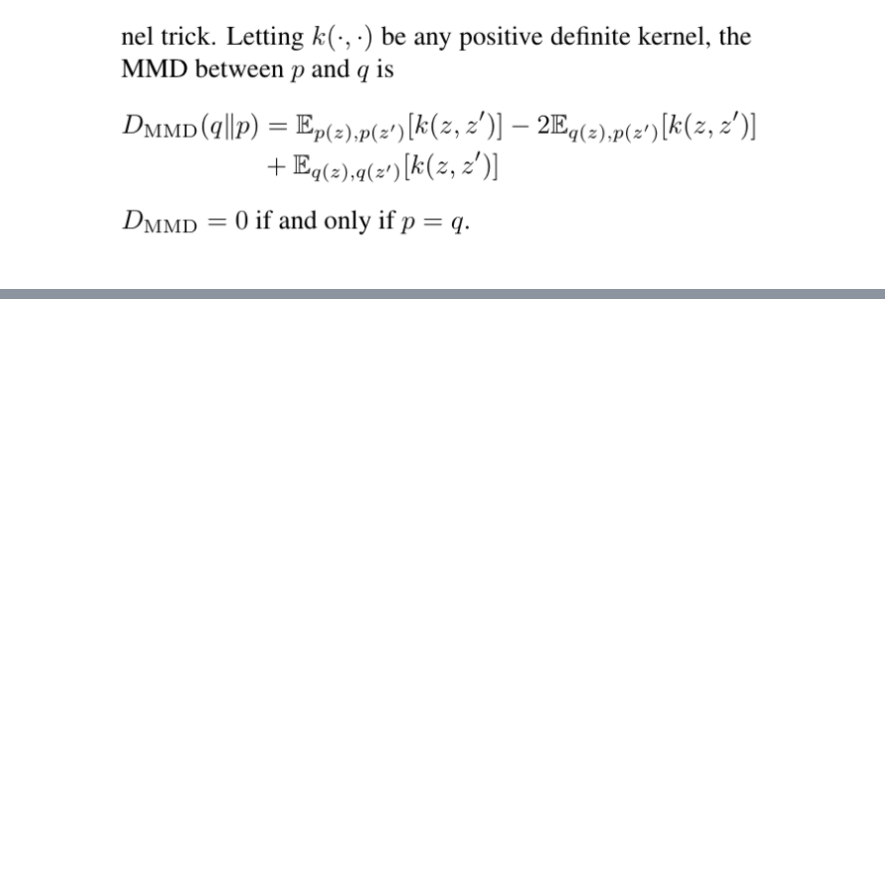
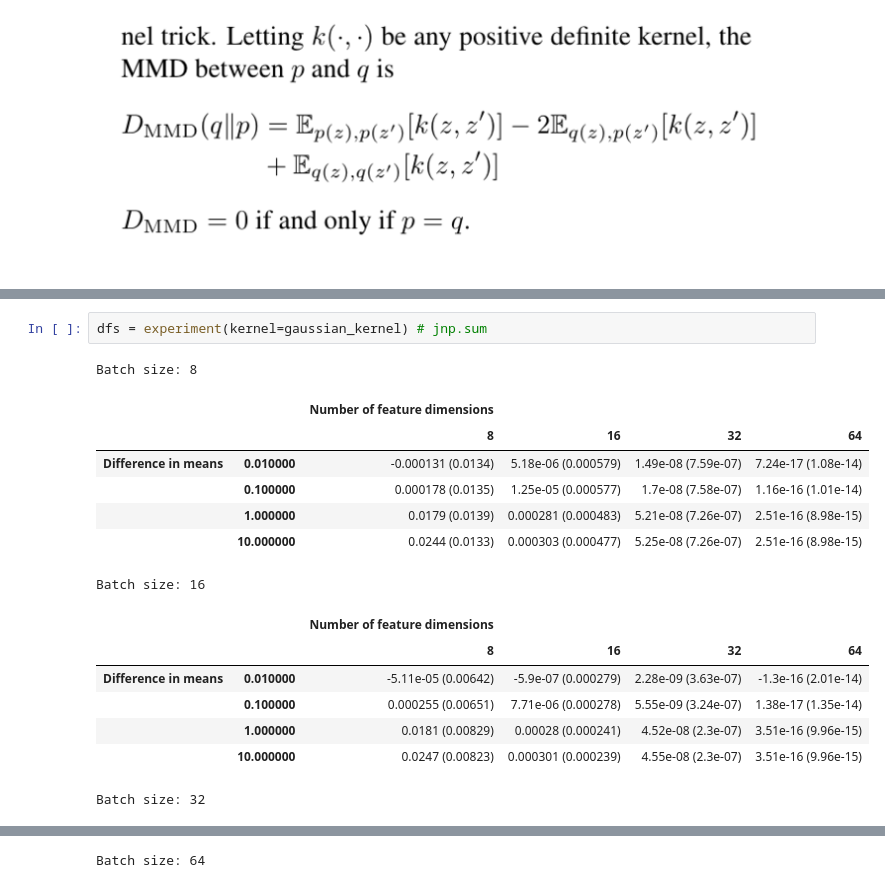
Before and after one commit to ziyuanzhao2000/Variational_Modeling, a Jupyter notebook: MMD_divergence_demo.ipynb, the cells around one changed output, grey strips where cells are left out. Drawn from its saved outputs; the diff is of its cells as text; blank space fills up the shorter version.

```diff
--- a/MMD_divergence_demo.ipynb
+++ b/MMD_divergence_demo.ipynb
@@ -112,0 +132,18 @@ Batch size: 128
+# %%
+dfs = experiment(kernel=gaussian_kernel) # jnp.sum
+# %% [output]
+Batch size: 8
+|  |  | Number of feature dimensions |  |  |  |
+|  |  | 8 | 16 | 32 | 64 |
+| Difference in means | 0.010000 | -0.000131 (0.0134) | 5.18e-06 (0.000579) | 1.49e-08 (7.59e-07) | 7.24e-17 (1.08e-14) |
+|  | 0.100000 | 0.000178 (0.0135) | 1.25e-05 (0.000577) | 1.7e-08 (7.58e-07) | 1.16e-16 (1.01e-14) |
+|  | 1.000000 | 0.0179 (0.0139) | 0.000281 (0.000483) | 5.21e-08 (7.26e-07) | 2.51e-16 (8.98e-15) |
+|  | 10.000000 | 0.0244 (0.0133) | 0.000303 (0.000477) | 5.25e-08 (7.26e-07) | 2.51e-16 (8.98e-15) |
+Batch size: 16
+|  |  | Number of feature dimensions |  |  |  |
+|  |  | 8 | 16 | 32 | 64 |
+| Difference in means | 0.010000 | -5.11e-05 (0.00642) | -5.9e-07 (0.000279) | 2.28e-09 (3.63e-07) | -1.3e-16 (2.01e-14) |
+|  | 0.100000 | 0.000255 (0.00651) | 7.71e-06 (0.000278) | 5.55e-09 (3.24e-07) | 1.38e-17 (1.35e-14) |
+|  | 1.000000 | 0.0181 (0.00829) | 0.00028 (0.000241) | 4.52e-08 (2.3e-07) | 3.51e-16 (9.96e-15) |
+|  | 10.000000 | 0.0247 (0.00823) | 0.000301 (0.000239) | 4.55e-08 (2.3e-07) | 3.51e-16 (9.96e-15) |
+Batch size: 32
@@ -112,0 +156 @@ Batch size: 128
+Batch size: 64
```
Also changed, not shown: parts of 8 cells of this notebook.
